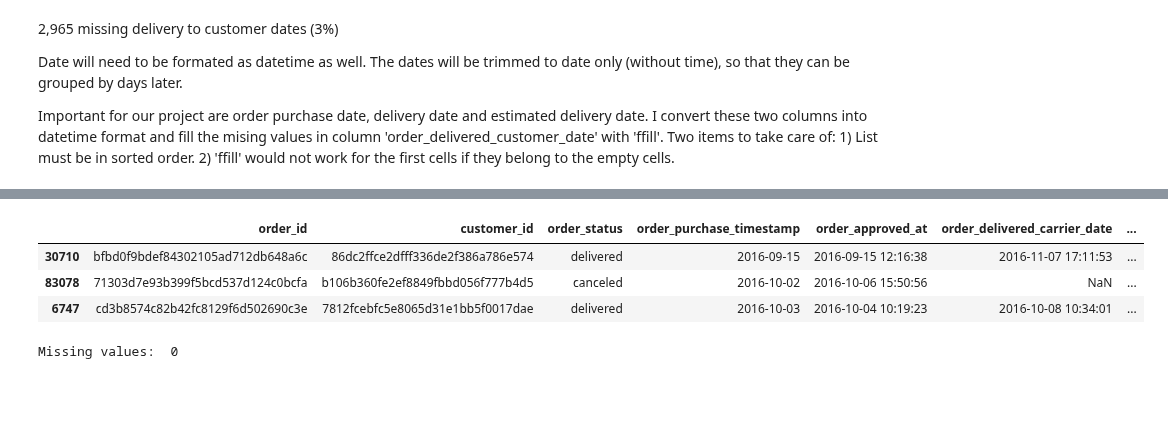
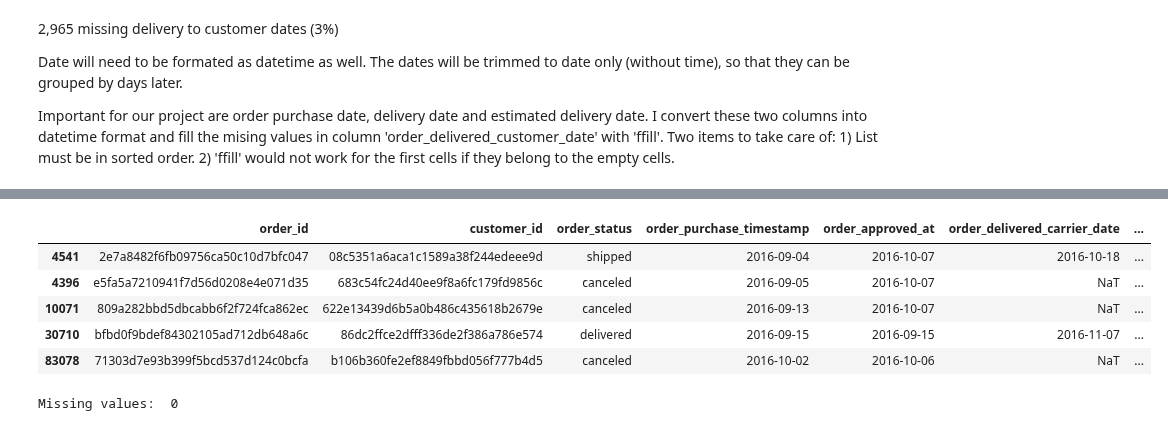
Before and after one commit to LarsTinnefeld/olist_ecom_analysis, a Jupyter notebook: olist_analysis.ipynb, the cells around one changed output, grey strips where cells are left out. Drawn from its saved outputs; the diff is of its cells as text; code cells hidden in the pictures; blank space fills up the shorter version.

```diff
--- a/olist_analysis.ipynb
+++ b/olist_analysis.ipynb
@@ -109 +113,4 @@ def convert_to_dt(dat, cols):
+# %%
+df_orders['order_time'] = pd.to_datetime(df_orders['order_purchase_timestamp']).dt.time
+df_orders['delivery_time'] = pd.to_datetime(df_orders['order_delivered_carrier_date']).dt.time
 # %%
@@ -121,11 +129,13 @@ df_orders.head()
 # %%
-# First three 'order_delivered_customer_date' values are empty. These need to be deleted before 'ffill':
-df_orders.drop(df_orders.index[:3], inplace = True)
+# First three 'order_delivered_customer_date' values are empty. These need to be filled with 'bfill':
+df_orders['order_delivered_customer_date'].iloc[:4].bfill(inplace=True)
 # %%
-df_orders.head(3)
+df_orders.head()
 # %% [output]
 |  | order_id | customer_id | order_status | order_purchase_timestamp | order_approved_at | order_delivered_carrier_date | ... |
-| 30710 | bfbd0f9bdef84302105ad712db648a6c | 86dc2ffce2dfff336de2f386a786e574 | delivered | 2016-09-15 | 2016-09-15 12:16:38 | 2016-11-07 17:11:53 | ... |
-| 83078 | 71303d7e93b399f5bcd537d124c0bcfa | b106b360fe2ef8849fbbd056f777b4d5 | canceled | 2016-10-02 | 2016-10-06 15:50:56 | NaN | ... |
-| 6747 | cd3b8574c82b42fc8129f6d502690c3e | 7812fcebfc5e8065d31e1bb5f0017dae | delivered | 2016-10-03 | 2016-10-04 10:19:23 | 2016-10-08 10:34:01 | ... |
+| 4541 | 2e7a8482f6fb09756ca50c10d7bfc047 | 08c5351a6aca1c1589a38f244edeee9d | shipped | 2016-09-04 | 2016-10-07 | 2016-10-18 | ... |
+| 4396 | e5fa5a7210941f7d56d0208e4e071d35 | 683c54fc24d40ee9f8a6fc179fd9856c | canceled | 2016-09-05 | 2016-10-07 | NaT | ... |
+| 10071 | 809a282bbd5dbcabb6f2f724fca862ec | 622e13439d6b5a0b486c435618b2679e | canceled | 2016-09-13 | 2016-10-07 | NaT | ... |
+| 30710 | bfbd0f9bdef84302105ad712db648a6c | 86dc2ffce2dfff336de2f386a786e574 | delivered | 2016-09-15 | 2016-09-15 | 2016-11-07 | ... |
+| 83078 | 71303d7e93b399f5bcd537d124c0bcfa | b106b360fe2ef8849fbbd056f777b4d5 | canceled | 2016-10-02 | 2016-10-06 | NaT | ... |
 # %%
```
Also changed, not shown: parts of 54 cells of this notebook.
